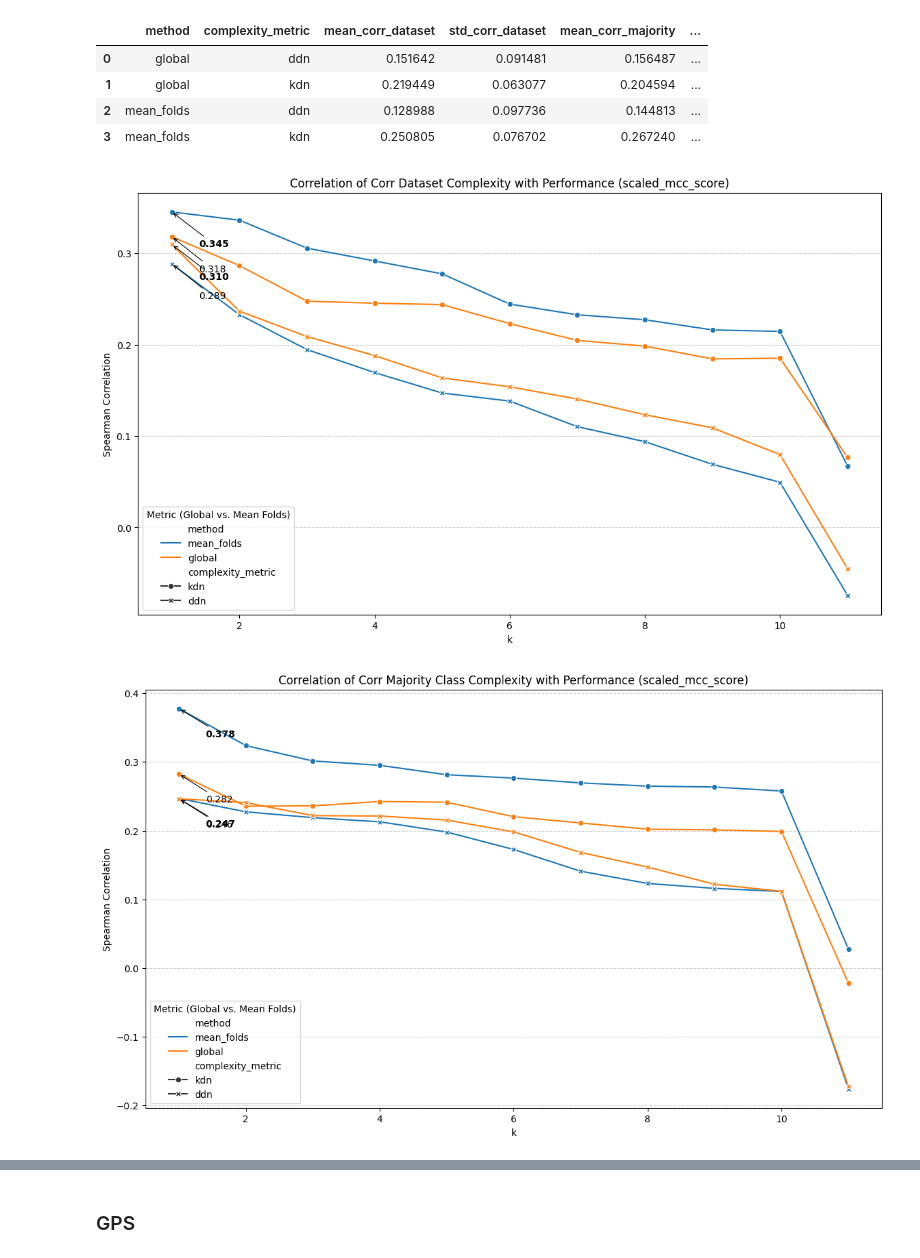
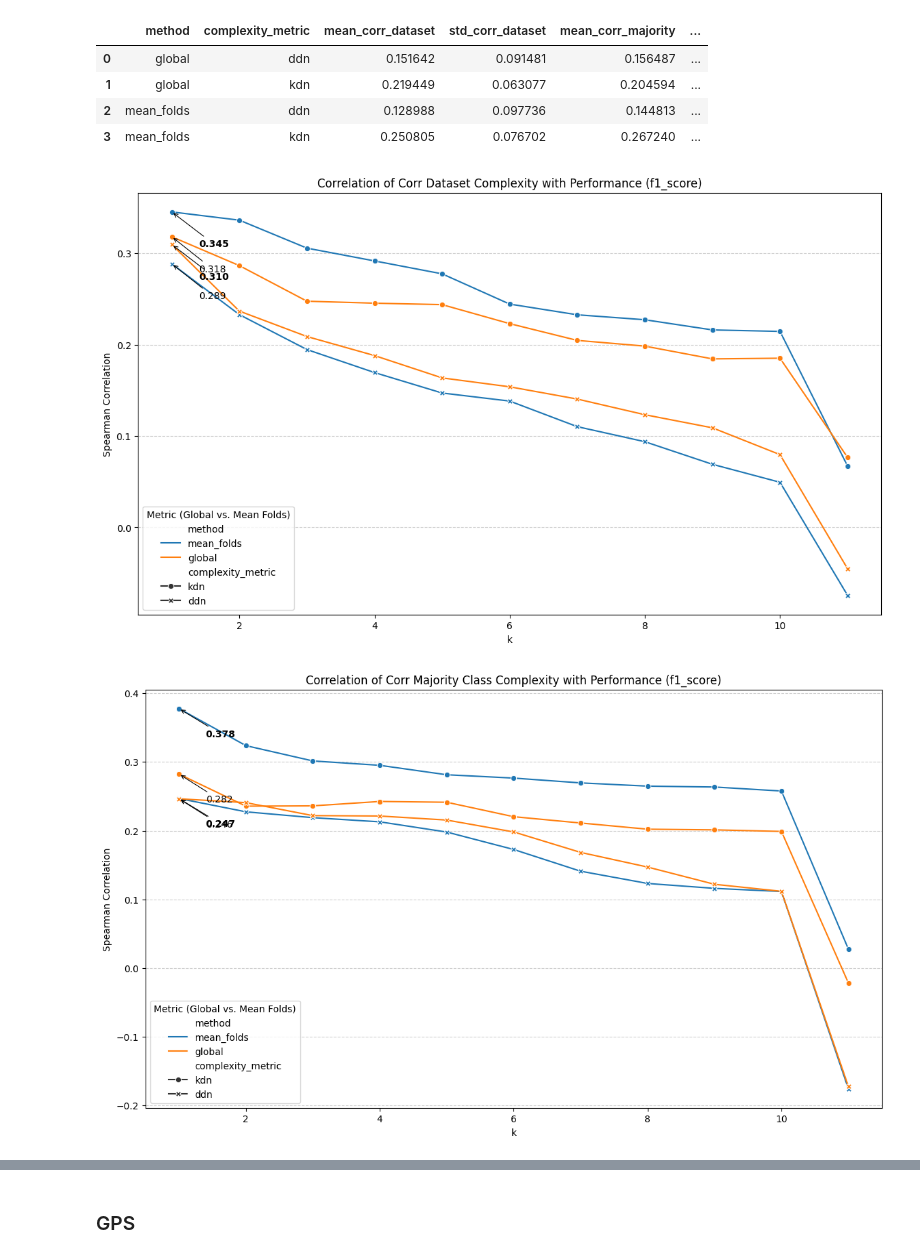
Before and after one commit to URJCDSLab/dynamic_disagreeing_neighbors, a Jupyter notebook: notebooks/k_sensitivity.ipynb, the cells around one changed output, grey strips where cells are left out. Drawn from its saved outputs; the diff is of its cells as text; code cells hidden in the pictures.

```diff
--- a/notebooks/k_sensitivity.ipynb
+++ b/notebooks/k_sensitivity.ipynb
@@ -77,7 +62,8 @@ plot_line_correlations(df)
 # %% [markdown]
 ### F1
 # %%
-correlation_results['f1_score']
+score_metric = 'f1_score'
+correlation_results[score_metric]
 # %% [output]
 |  | method | k | complexity_metric | performance_metric | corr_dataset_complexity | corr_majority_class_complexity | ... |
 | 0 | mean_folds | 1 | kdn | f1_score | 0.345347 | 0.377737 | ... |
@@ -97,7 +83,7 @@ correlation_results['f1_score']
 | 42 | global | 11 | kdn | f1_score | 0.076595 | -0.021579 | ... |
 | 43 | global | 11 | ddn | f1_score | -0.045293 | -0.172160 | ... |
 # %%
-df = correlation_results['f1_score']
+df = correlation_results[score_metric]
 # Generar el resumen de las correlaciones
 correlation_summary = summarize_correlations(df)  # Usando 'scaled_mcc_score' como ejemplo
 
@@ -110,7 +96,7 @@ correlation_summary
 | 2 | mean_folds | ddn | 0.128988 | 0.097736 | 0.144813 | ... |
 | 3 | mean_folds | kdn | 0.250805 | 0.076702 | 0.267240 | ... |
 # %%
-plot_line_correlations(df)
+plot_line_correlations(df, score_metric)
 # %% [output]
-[figure, old version]
+[figure, new version]
-[figure, old version]
+[figure, new version]
```
Also changed, not shown: parts of 15 cells of this notebook, 7 other files.
